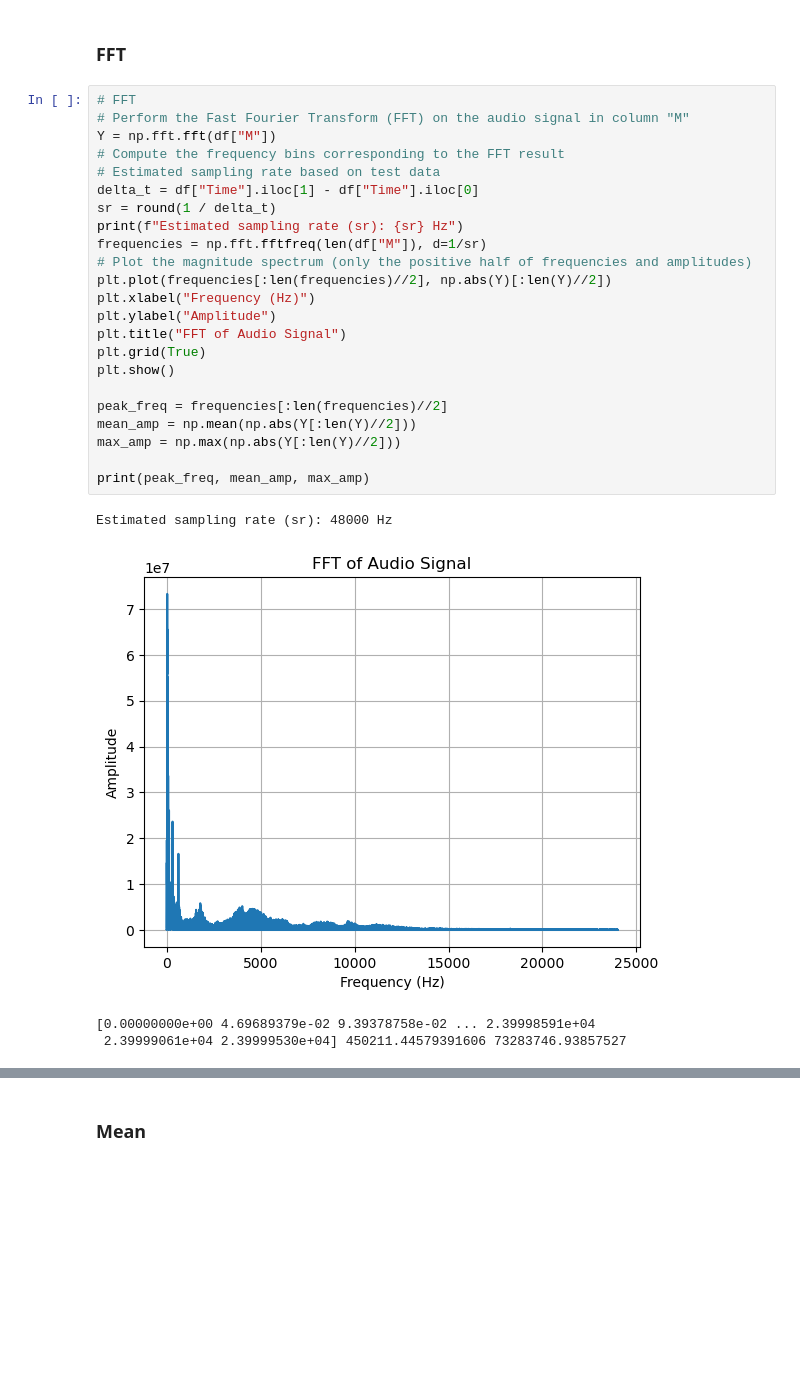
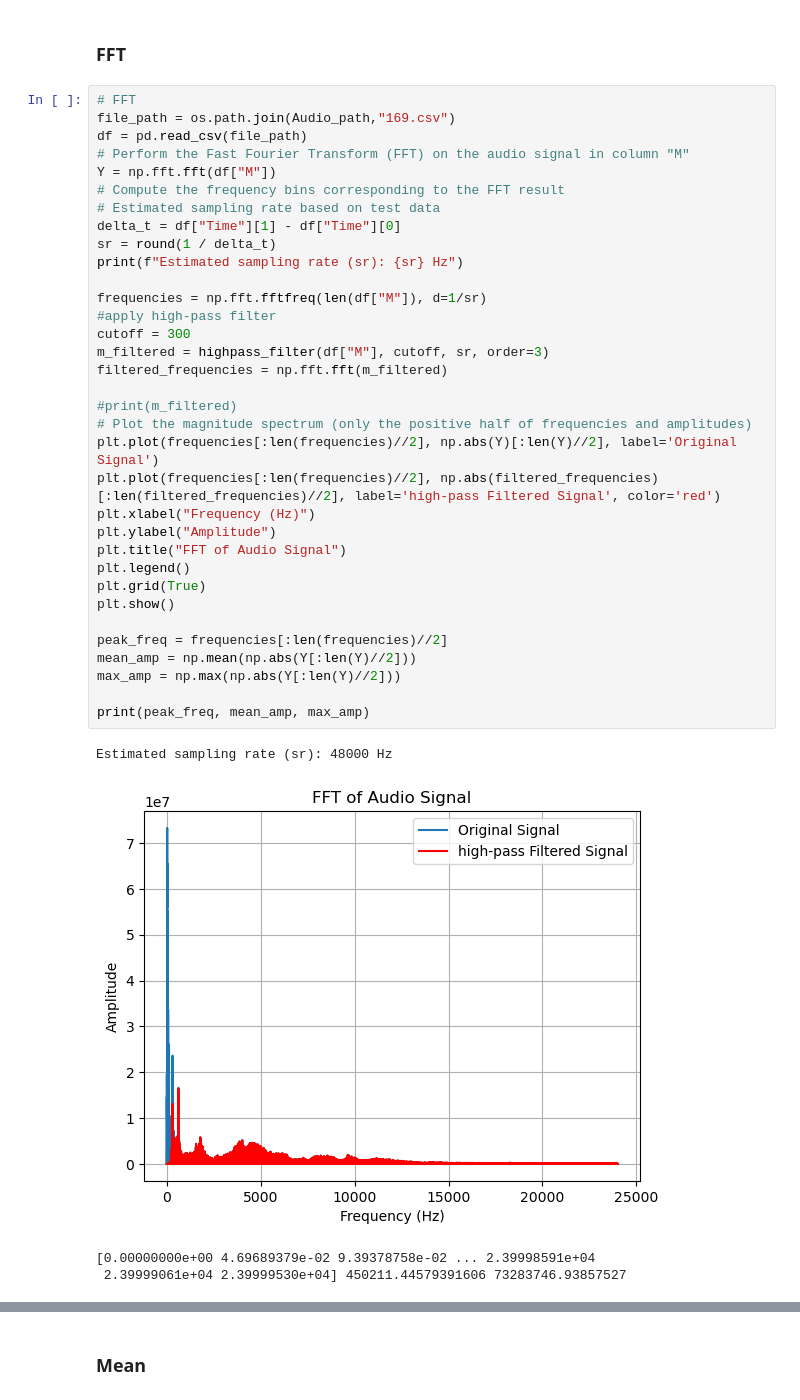
Before and after one commit to mingxin0532/Predictive-Quality-in-Additive-Manufacturing, a Jupyter notebook: PQAM.ipynb, the cells around one changed output, grey strips where cells are left out. Cells and saved outputs as stored; diff of their text form; blank space fills up the shorter version.

Commit message:
update FFT,High pass filter and delte MFCC, change the code structure

```diff
--- a/PQAM.ipynb
+++ b/PQAM.ipynb
@@ -273,29 +225,40 @@ MFCC[0] > 700 duration time：9.941 s
 ### FFT
 # %%
 # FFT
+file_path = os.path.join(Audio_path,"169.csv")
+df = pd.read_csv(file_path)
 # Perform the Fast Fourier Transform (FFT) on the audio signal in column "M"
 Y = np.fft.fft(df["M"])
 # Compute the frequency bins corresponding to the FFT result
 # Estimated sampling rate based on test data
-delta_t = df["Time"].iloc[1] - df["Time"].iloc[0]
+delta_t = df["Time"][1] - df["Time"][0]
 sr = round(1 / delta_t)
 print(f"Estimated sampling rate (sr): {sr} Hz")
+
 frequencies = np.fft.fftfreq(len(df["M"]), d=1/sr)
+#apply high-pass filter
+cutoff = 300
+m_filtered = highpass_filter(df["M"], cutoff, sr, order=3)
+filtered_frequencies = np.fft.fft(m_filtered)
+
+#print(m_filtered)
 # Plot the magnitude spectrum (only the positive half of frequencies and amplitudes)
-plt.plot(frequencies[:len(frequencies)//2], np.abs(Y)[:len(Y)//2])
+plt.plot(frequencies[:len(frequencies)//2], np.abs(Y)[:len(Y)//2], label='Original Signal')
+plt.plot(frequencies[:len(frequencies)//2], np.abs(filtered_frequencies)[:len(filtered_frequencies)//2], label='high-pass Filtered Signal', color='red')
 plt.xlabel("Frequency (Hz)")
 plt.ylabel("Amplitude")
 plt.title("FFT of Audio Signal")
+plt.legend()
 plt.grid(True)
 plt.show()
 
 peak_freq = frequencies[:len(frequencies)//2]
 mean_amp = np.mean(np.abs(Y[:len(Y)//2]))
 max_amp = np.max(np.abs(Y[:len(Y)//2]))
 
 print(peak_freq, mean_amp, max_amp)
 # %% [output]
 Estimated sampling rate (sr): 48000 Hz
-[figure, old version]
+[figure, new version]
 [0.00000000e+00 4.69689379e-02 9.39378758e-02 ... 2.39998591e+04
  2.39999061e+04 2.39999530e+04] 450211.44579391606 73283746.93857527
```
Also changed, not shown: parts of 27 cells of this notebook.
